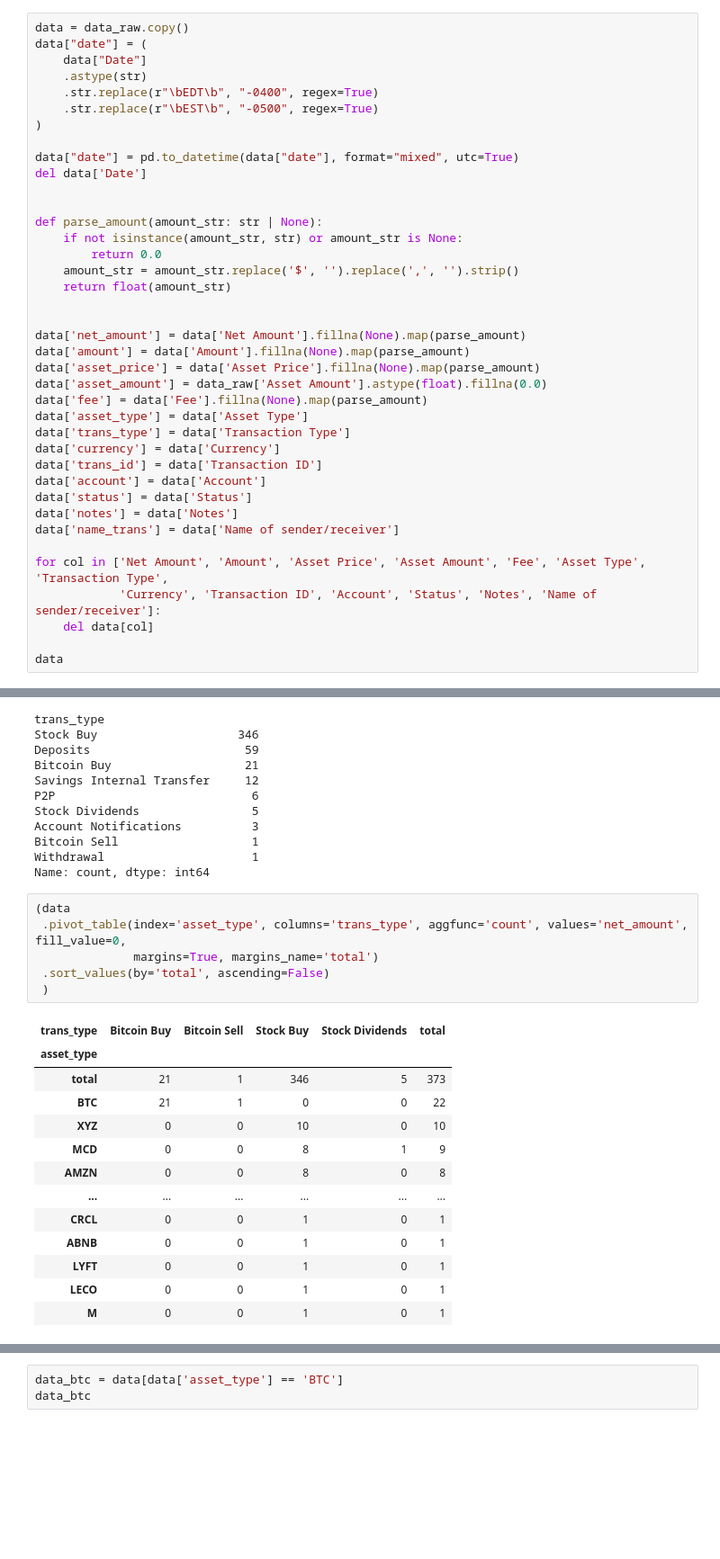
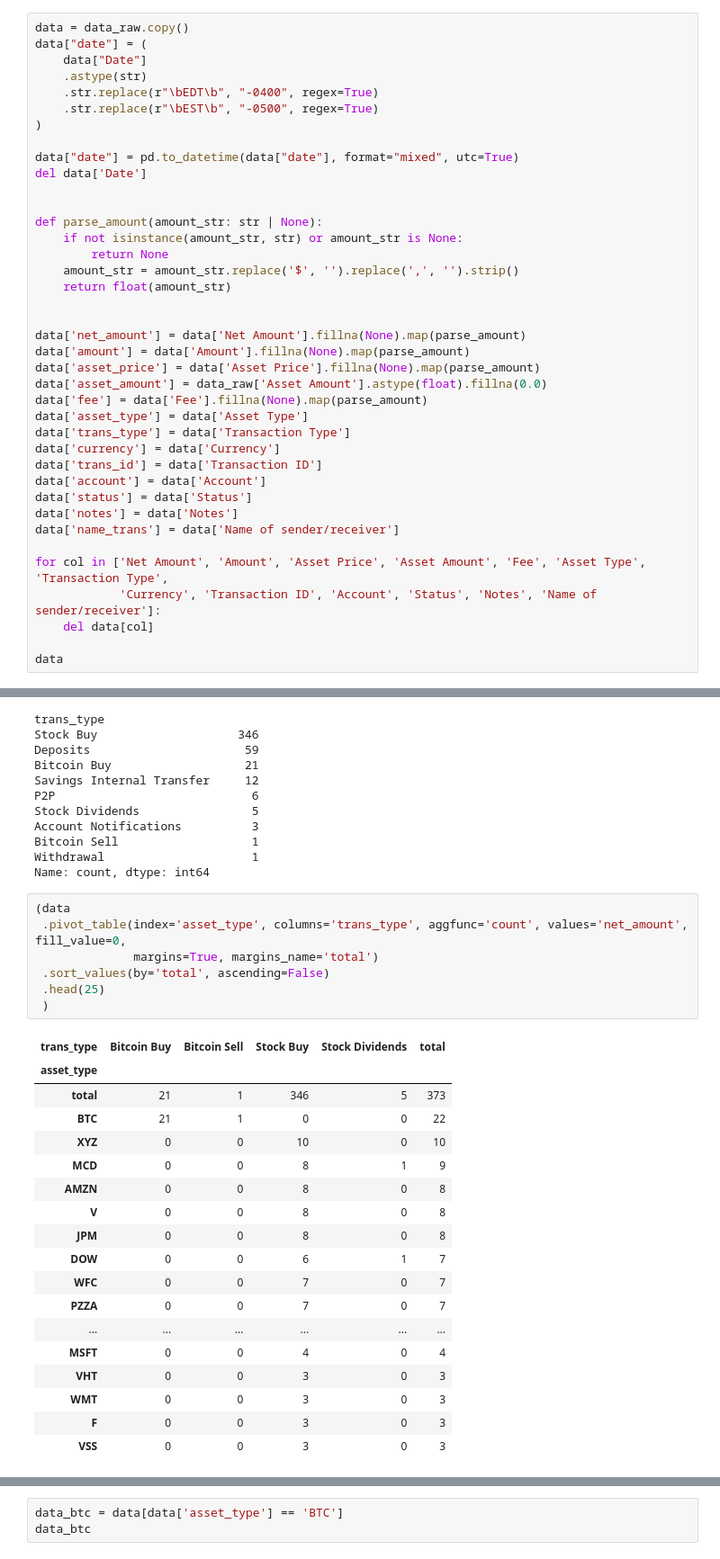
Before and after one commit to matthagy/cashapp_analysis, a Jupyter notebook: scratch0.ipynb, the cells around one changed output, grey strips where cells are left out. Shown at 90% size. Saved outputs shown, nothing was run; the diff lists cells and outputs as text; blank space fills up the shorter version.

```diff
--- a/scratch0.ipynb
+++ b/scratch0.ipynb
@@ -55,7 +55,7 @@ del data['Date']
 
 def parse_amount(amount_str: str | None):
     if not isinstance(amount_str, str) or amount_str is None:
-        return 0.0
+        return None
     amount_str = amount_str.replace('$', '').replace(',', '').strip()
     return float(amount_str)
 
@@ -194,20 +178,26 @@ Name: count, dtype: int64
 # %%
 (data
  .pivot_table(index='asset_type', columns='trans_type', aggfunc='count', values='net_amount', fill_value=0,
               margins=True, margins_name='total')
  .sort_values(by='total', ascending=False)
+ .head(25)
  )
 # %% [output]
 | trans_type | Bitcoin Buy | Bitcoin Sell | Stock Buy | Stock Dividends | total |
 | asset_type |  |  |  |  |  |
 | total | 21 | 1 | 346 | 5 | 373 |
 | BTC | 21 | 1 | 0 | 0 | 22 |
 | XYZ | 0 | 0 | 10 | 0 | 10 |
 | MCD | 0 | 0 | 8 | 1 | 9 |
 | AMZN | 0 | 0 | 8 | 0 | 8 |
+| V | 0 | 0 | 8 | 0 | 8 |
+| JPM | 0 | 0 | 8 | 0 | 8 |
+| DOW | 0 | 0 | 6 | 1 | 7 |
+| WFC | 0 | 0 | 7 | 0 | 7 |
+| PZZA | 0 | 0 | 7 | 0 | 7 |
 | ... | ... | ... | ... | ... | ... |
-| CRCL | 0 | 0 | 1 | 0 | 1 |
-| ABNB | 0 | 0 | 1 | 0 | 1 |
-| LYFT | 0 | 0 | 1 | 0 | 1 |
-| LECO | 0 | 0 | 1 | 0 | 1 |
-| M | 0 | 0 | 1 | 0 | 1 |
+| MSFT | 0 | 0 | 4 | 0 | 4 |
+| VHT | 0 | 0 | 3 | 0 | 3 |
+| WMT | 0 | 0 | 3 | 0 | 3 |
+| F | 0 | 0 | 3 | 0 | 3 |
+| VSS | 0 | 0 | 3 | 0 | 3 |
```
Also changed, not shown: parts of 17 cells of this notebook.
